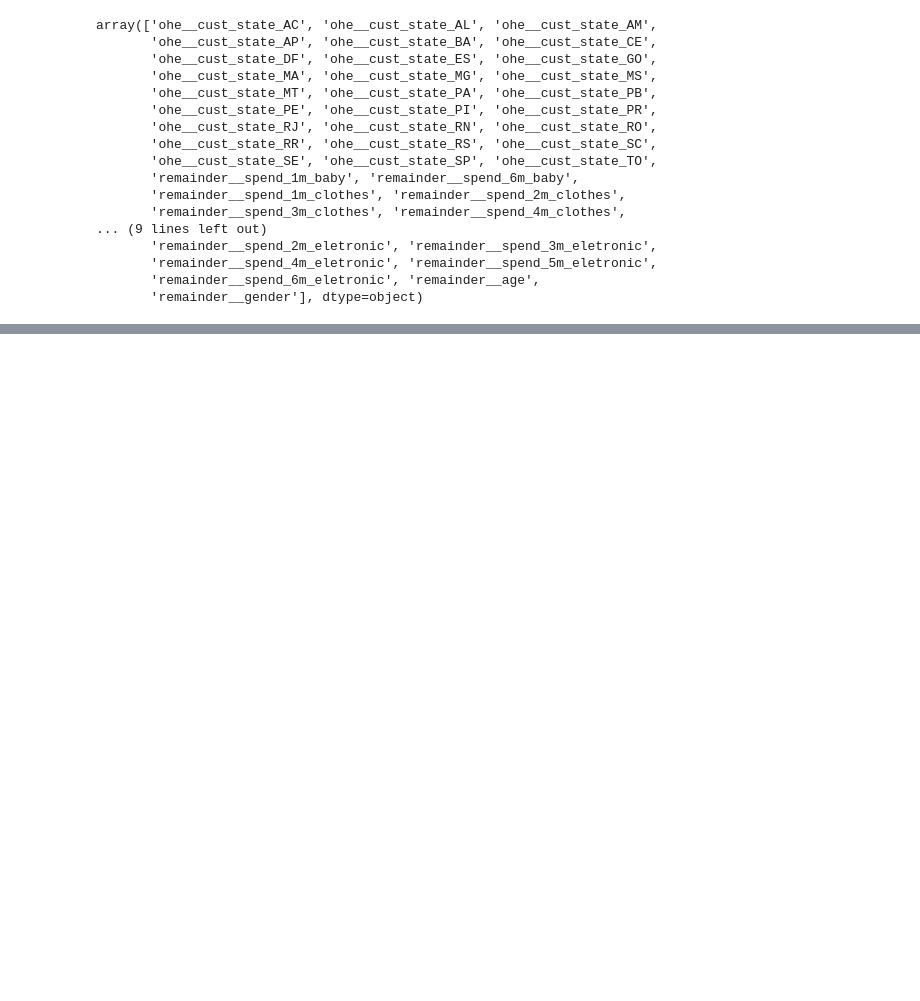
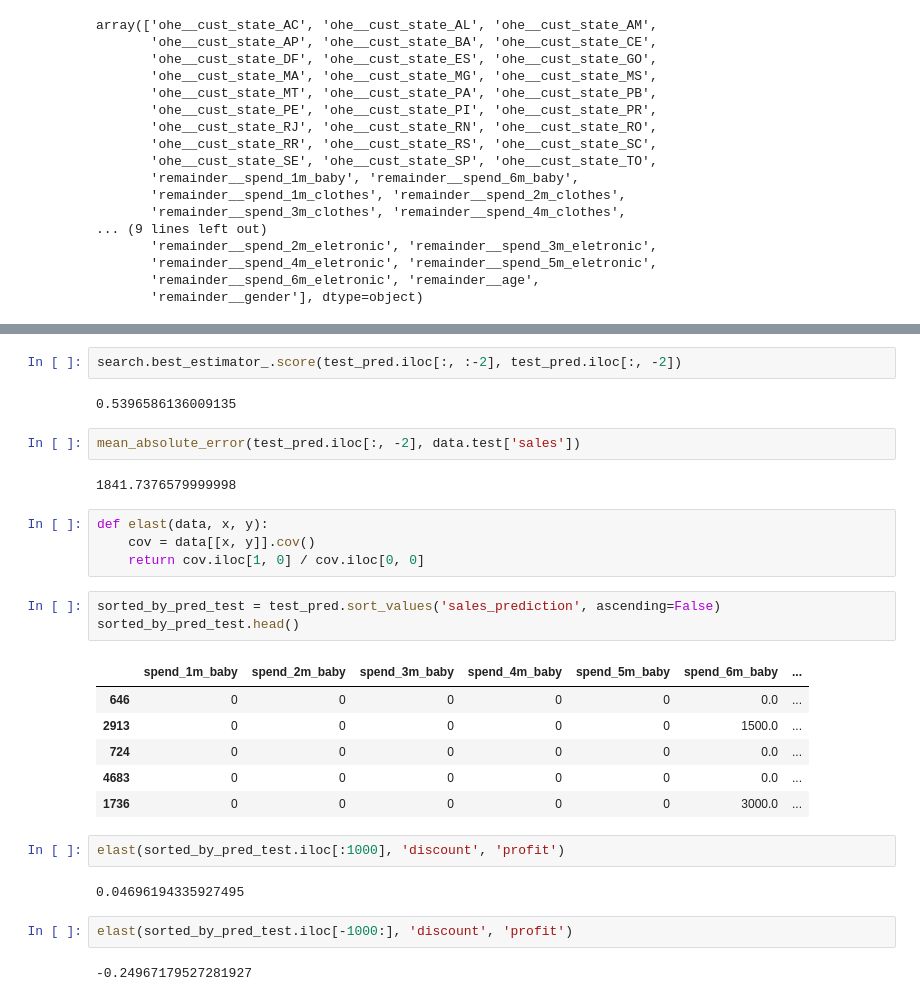
Before and after one commit to chris-santiago/manning-causal-inference, a Jupyter notebook: 4_2.ipynb, the cells around one changed output, grey strips where cells are left out. Cells and saved outputs as stored; diff of their text form; blank space fills up the shorter version.

```diff
--- a/4_2.ipynb
+++ b/4_2.ipynb
@@ -84,0 +203,30 @@ array(['ohe__cust_state_AC', 'ohe__cust_state_AL', 'ohe__cust_state_AM',
+# %%
+search.best_estimator_.score(test_pred.iloc[:, :-2], test_pred.iloc[:, -2])
+# %% [output]
+0.5396586136009135
+# %%
+mean_absolute_error(test_pred.iloc[:, -2], data.test['sales'])
+# %% [output]
+1841.7376579999998
+# %%
+def elast(data, x, y):
+    cov = data[[x, y]].cov()
+    return cov.iloc[1, 0] / cov.iloc[0, 0]
+# %%
+sorted_by_pred_test = test_pred.sort_values('sales_prediction', ascending=False)
+sorted_by_pred_test.head()
+# %% [output]
+|  | spend_1m_baby | spend_2m_baby | spend_3m_baby | spend_4m_baby | spend_5m_baby | spend_6m_baby | ... |
+| 646 | 0 | 0 | 0 | 0 | 0 | 0.0 | ... |
+| 2913 | 0 | 0 | 0 | 0 | 0 | 1500.0 | ... |
+| 724 | 0 | 0 | 0 | 0 | 0 | 0.0 | ... |
+| 4683 | 0 | 0 | 0 | 0 | 0 | 0.0 | ... |
+| 1736 | 0 | 0 | 0 | 0 | 0 | 3000.0 | ... |
+# %%
+elast(sorted_by_pred_test.iloc[:1000], 'discount', 'profit')
+# %% [output]
+0.04696194335927495
+# %%
+elast(sorted_by_pred_test.iloc[-1000:], 'discount', 'profit')
+# %% [output]
+-0.24967179527281927
```
Also changed, not shown: parts of 13 cells of this notebook.
